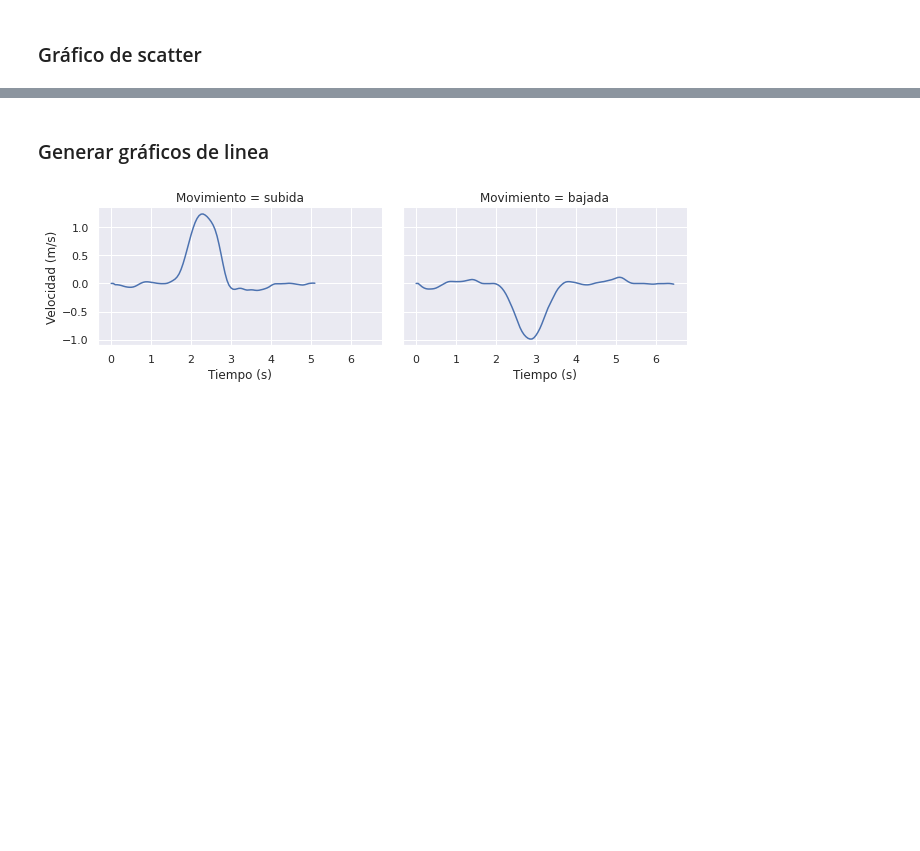
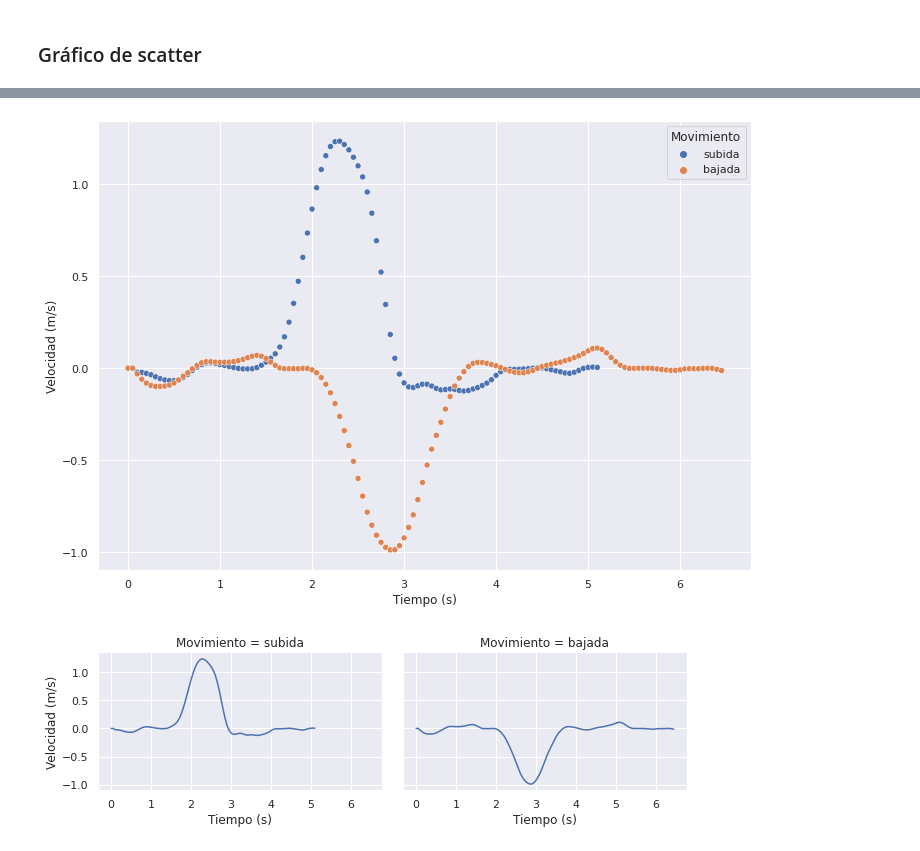
Before and after one commit to agucova/labs-dinamica, a Jupyter notebook: set2/analisis.ipynb, the cells around one changed output, grey strips where cells are left out. Saved outputs shown, nothing was run; the diff lists cells and outputs as text; code cells hidden in the pictures; blank space fills up the shorter version.

Commit message:
feat: add scatter y acel

```diff
--- a/set2/analisis.ipynb
+++ b/set2/analisis.ipynb
@@ -82,6 +82,9 @@ sns.scatterplot(x="Tiempo (s)", y="Fuerza (N)", data=datos, hue="Movimiento")
 [figure]
-# %% [markdown]
-### Generar gráficos de linea
+# %%
+sns.scatterplot(x="Tiempo (s)", y="Velocidad (m/s)", data=datos, hue="Movimiento")
+plt.savefig('figs/scatter_vel.svg', format='svg')
+# %% [output]
+[figure, added]
 # %%
 v = sns.FacetGrid(datos, col="Movimiento")
 v.map(sns.lineplot, "Tiempo (s)", "Velocidad (m/s)", ci="sd")
```
Also changed, not shown: parts of 1 cell of this notebook, 5 other files.
